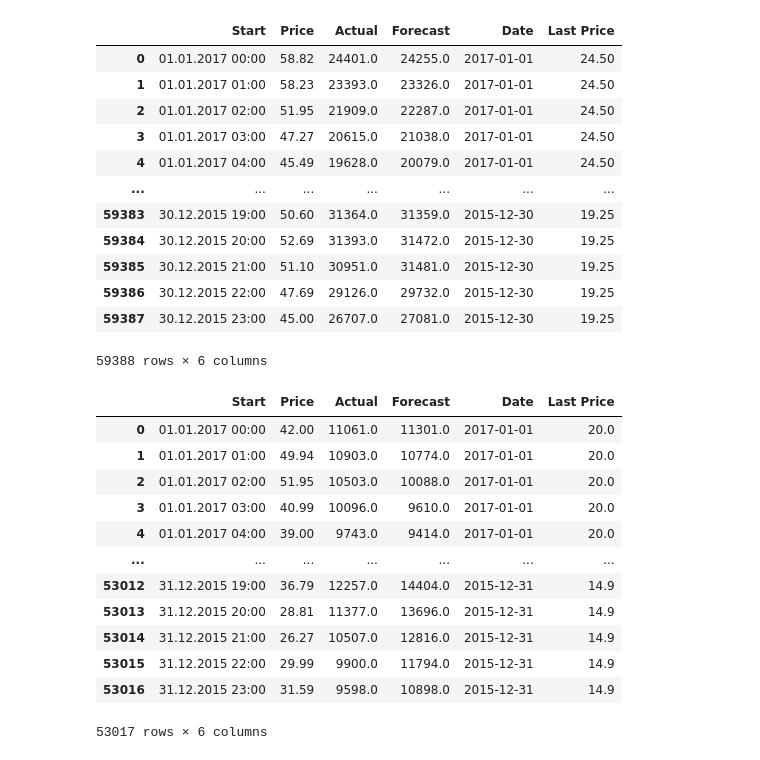
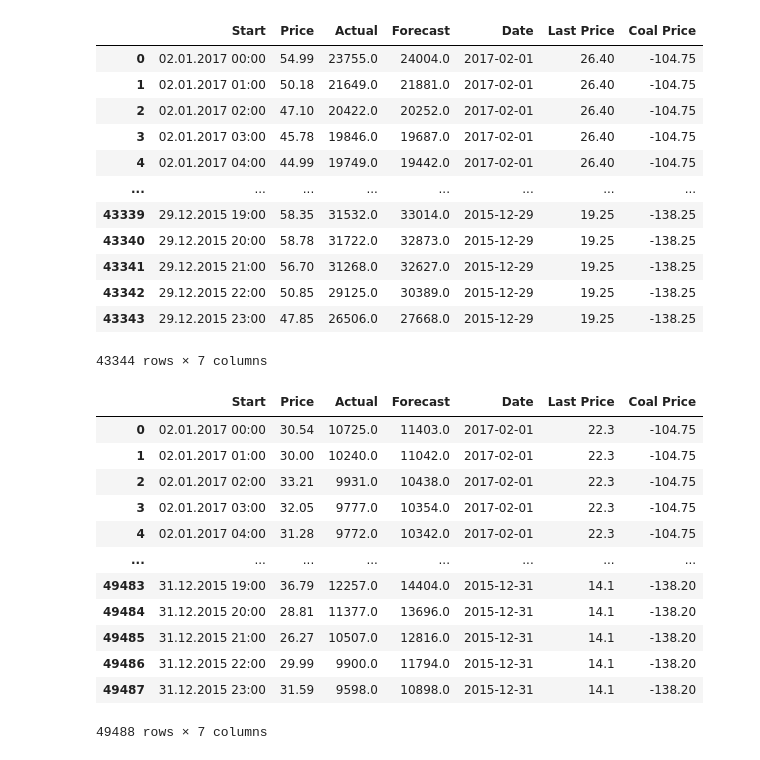
Before and after one commit to EthanReese/thesis, a Jupyter notebook: Cleaning Functions.ipynb, the cells around one changed output. Saved outputs shown, nothing was run; the diff lists cells and outputs as text; code cells hidden in the pictures.

Commit message:
Updated version with structure for Rotterdam coal

```diff
--- a/Cleaning Functions.ipynb
+++ b/Cleaning Functions.ipynb
@@ -3,7 +3,7 @@ import pandas as pd
 import os
 import datetime as dt
 # %%
-def read_and_clean(country, lng_path, area_suffix):
+def read_and_clean(country, lng_path, area_suffix, coal_path = "./Bloomberg/Rotterdam Coal.xlsx"):
         os.chdir(os.path.join("/Users","ethan","Dev","Thesis Work"))
         # start by iterating and reading in all of the files
         price_data = []
@@ -40,6 +40,9 @@ def read_and_clean(country, lng_path, area_suffix):
         if(country == "Germany"):
                 loads["Forecast"] = loads["Day-ahead Total Load Forecast [MW] - BZN|DE-AT-LU"].combine_first(loads["Day-ahead Total Load Forecast [MW] - BZN|DE-LU"])
                 loads["Actual"] = loads["Actual Total Load [MW] - BZN|DE-AT-LU"].combine_first(loads["Actual Total Load [MW] - BZN|DE-LU"])
+        elif(country == "Austria"):
+                loads["Forecast"] = loads["Day-ahead Total Load Forecast [MW] - BZN|DE-AT-LU"].combine_first(loads["Day-ahead Total Load Forecast [MW] - BZN|AT"])
+                loads["Actual"] = loads["Actual Total Load [MW] - BZN|DE-AT-LU"].combine_first(loads["Actual Total Load [MW] - BZN|AT"])
         else:
                 loads["Forecast"] = loads["Day-ahead Total Load Forecast [MW] - {}".format(area_suffix)]
                 loads["Actual"] = loads["Actual Total Load [MW] - {}".format(area_suffix)]
@@ -61,47 +64,51 @@ def read_and_clean(country, lng_path, area_suffix):
         elec_merged["Date"] = pd.to_datetime(pd.to_datetime(elec_merged["Start"]).dt.date)
         ## READ IN LNG DATA FROM BLOOMBERG
         lng_data = pd.read_excel(lng_path)
-        if(country == "Germany"):
-                lng_data["Last Price"] = lng_data["Mid Price"]
         # filter columns
         lng_data = lng_data[["Date", "Last Price"]]
+
+        ## READ IN COAL DATA FROM BLOOMBERG
+        coal_data = pd.read_excel(coal_path)
+        coal_data["Coal Price"] = coal_data["Last Price"]
+        coal_data = coal_data[["Date", "Coal Price"]]
         # add the additional day to match up with the day ahead data
-        lng_data["Date"] = pd.to_datetime(lng_data["Date"] + dt.timedelta(days=1))
+        #lng_data["Date"] = pd.to_datetime(lng_data["Date"] + dt.timedelta(days=1))
         combined = elec_merged.merge(lng_data, on="Date")
+        combined = combined.merge(coal_data, on = "Date");
 
         combined.to_csv("./{}/combined_data.csv".format(country))
 
         return combined
 # %%
-read_and_clean("Spain", "/Users/ethan/Dev/Thesis Work/Data/Bloomberg/SVB Day-Ahead Historical.xlsx", "BZN|ES")
+read_and_clean("Spain", "/Users/ethan/Dev/Thesis Work/Data/Bloomberg/PVB_data.xlsx", "BZN|ES")
 # %% [output]
-|  | Start | Price | Actual | Forecast | Date | Last Price |
-| 0 | 01.01.2017 00:00 | 58.82 | 24401.0 | 24255.0 | 2017-01-01 | 24.50 |
-| 1 | 01.01.2017 01:00 | 58.23 | 23393.0 | 23326.0 | 2017-01-01 | 24.50 |
-| 2 | 01.01.2017 02:00 | 51.95 | 21909.0 | 22287.0 | 2017-01-01 | 24.50 |
-| 3 | 01.01.2017 03:00 | 47.27 | 20615.0 | 21038.0 | 2017-01-01 | 24.50 |
-| 4 | 01.01.2017 04:00 | 45.49 | 19628.0 | 20079.0 | 2017-01-01 | 24.50 |
-| ... | ... | ... | ... | ... | ... | ... |
-| 59383 | 30.12.2015 19:00 | 50.60 | 31364.0 | 31359.0 | 2015-12-30 | 19.25 |
-| 59384 | 30.12.2015 20:00 | 52.69 | 31393.0 | 31472.0 | 2015-12-30 | 19.25 |
-| 59385 | 30.12.2015 21:00 | 51.10 | 30951.0 | 31481.0 | 2015-12-30 | 19.25 |
-| 59386 | 30.12.2015 22:00 | 47.69 | 29126.0 | 29732.0 | 2015-12-30 | 19.25 |
-| 59387 | 30.12.2015 23:00 | 45.00 | 26707.0 | 27081.0 | 2015-12-30 | 19.25 |
+|  | Start | Price | Actual | Forecast | Date | Last Price | Coal Price |
+| 0 | 02.01.2017 00:00 | 54.99 | 23755.0 | 24004.0 | 2017-02-01 | 26.40 | -104.75 |
+| 1 | 02.01.2017 01:00 | 50.18 | 21649.0 | 21881.0 | 2017-02-01 | 26.40 | -104.75 |
+| 2 | 02.01.2017 02:00 | 47.10 | 20422.0 | 20252.0 | 2017-02-01 | 26.40 | -104.75 |
+| 3 | 02.01.2017 03:00 | 45.78 | 19846.0 | 19687.0 | 2017-02-01 | 26.40 | -104.75 |
+| 4 | 02.01.2017 04:00 | 44.99 | 19749.0 | 19442.0 | 2017-02-01 | 26.40 | -104.75 |
+| ... | ... | ... | ... | ... | ... | ... | ... |
+| 43339 | 29.12.2015 19:00 | 58.35 | 31532.0 | 33014.0 | 2015-12-29 | 19.25 | -138.25 |
+| 43340 | 29.12.2015 20:00 | 58.78 | 31722.0 | 32873.0 | 2015-12-29 | 19.25 | -138.25 |
+| 43341 | 29.12.2015 21:00 | 56.70 | 31268.0 | 32627.0 | 2015-12-29 | 19.25 | -138.25 |
+| 43342 | 29.12.2015 22:00 | 50.85 | 29125.0 | 30389.0 | 2015-12-29 | 19.25 | -138.25 |
+| 43343 | 29.12.2015 23:00 | 47.85 | 26506.0 | 27668.0 | 2015-12-29 | 19.25 | -138.25 |
-59388 rows × 6 columns
+43344 rows × 7 columns
 # %%
-read_and_clean("Netherlands", "/Users/ethan/Dev/Thesis Work/Data/Bloomberg/TTF Day-Ahead Historical.xlsx", "BZN|NL")
+read_and_clean("Netherlands", "/Users/ethan/Dev/Thesis Work/Data/Bloomberg/TTF_data.xlsx", "BZN|NL")
 # %% [output]
-|  | Start | Price | Actual | Forecast | Date | Last Price |
-| 0 | 01.01.2017 00:00 | 42.00 | 11061.0 | 11301.0 | 2017-01-01 | 20.0 |
-| 1 | 01.01.2017 01:00 | 49.94 | 10903.0 | 10774.0 | 2017-01-01 | 20.0 |
-| 2 | 01.01.2017 02:00 | 51.95 | 10503.0 | 10088.0 | 2017-01-01 | 20.0 |
-| 3 | 01.01.2017 03:00 | 40.99 | 10096.0 | 9610.0 | 2017-01-01 | 20.0 |
-| 4 | 01.01.2017 04:00 | 39.00 | 9743.0 | 9414.0 | 2017-01-01 | 20.0 |
-| ... | ... | ... | ... | ... | ... | ... |
-| 53012 | 31.12.2015 19:00 | 36.79 | 12257.0 | 14404.0 | 2015-12-31 | 14.9 |
-| 53013 | 31.12.2015 20:00 | 28.81 | 11377.0 | 13696.0 | 2015-12-31 | 14.9 |
-| 53014 | 31.12.2015 21:00 | 26.27 | 10507.0 | 12816.0 | 2015-12-31 | 14.9 |
-| 53015 | 31.12.2015 22:00 | 29.99 | 9900.0 | 11794.0 | 2015-12-31 | 14.9 |
-| 53016 | 31.12.2015 23:00 | 31.59 | 9598.0 | 10898.0 | 2015-12-31 | 14.9 |
+|  | Start | Price | Actual | Forecast | Date | Last Price | Coal Price |
+| 0 | 02.01.2017 00:00 | 30.54 | 10725.0 | 11403.0 | 2017-02-01 | 22.3 | -104.75 |
+| 1 | 02.01.2017 01:00 | 30.00 | 10240.0 | 11042.0 | 2017-02-01 | 22.3 | -104.75 |
+| 2 | 02.01.2017 02:00 | 33.21 | 9931.0 | 10438.0 | 2017-02-01 | 22.3 | -104.75 |
+| 3 | 02.01.2017 03:00 | 32.05 | 9777.0 | 10354.0 | 2017-02-01 | 22.3 | -104.75 |
+| 4 | 02.01.2017 04:00 | 31.28 | 9772.0 | 10342.0 | 2017-02-01 | 22.3 | -104.75 |
+| ... | ... | ... | ... | ... | ... | ... | ... |
+| 49483 | 31.12.2015 19:00 | 36.79 | 12257.0 | 14404.0 | 2015-12-31 | 14.1 | -138.20 |
+| 49484 | 31.12.2015 20:00 | 28.81 | 11377.0 | 13696.0 | 2015-12-31 | 14.1 | -138.20 |
+| 49485 | 31.12.2015 21:00 | 26.27 | 10507.0 | 12816.0 | 2015-12-31 | 14.1 | -138.20 |
+| 49486 | 31.12.2015 22:00 | 29.99 | 9900.0 | 11794.0 | 2015-12-31 | 14.1 | -138.20 |
+| 49487 | 31.12.2015 23:00 | 31.59 | 9598.0 | 10898.0 | 2015-12-31 | 14.1 | -138.20 |
-53017 rows × 6 columns
+49488 rows × 7 columns
 # %%
```
Also changed, not shown: parts of 3 cells of this notebook, 4 other files.
